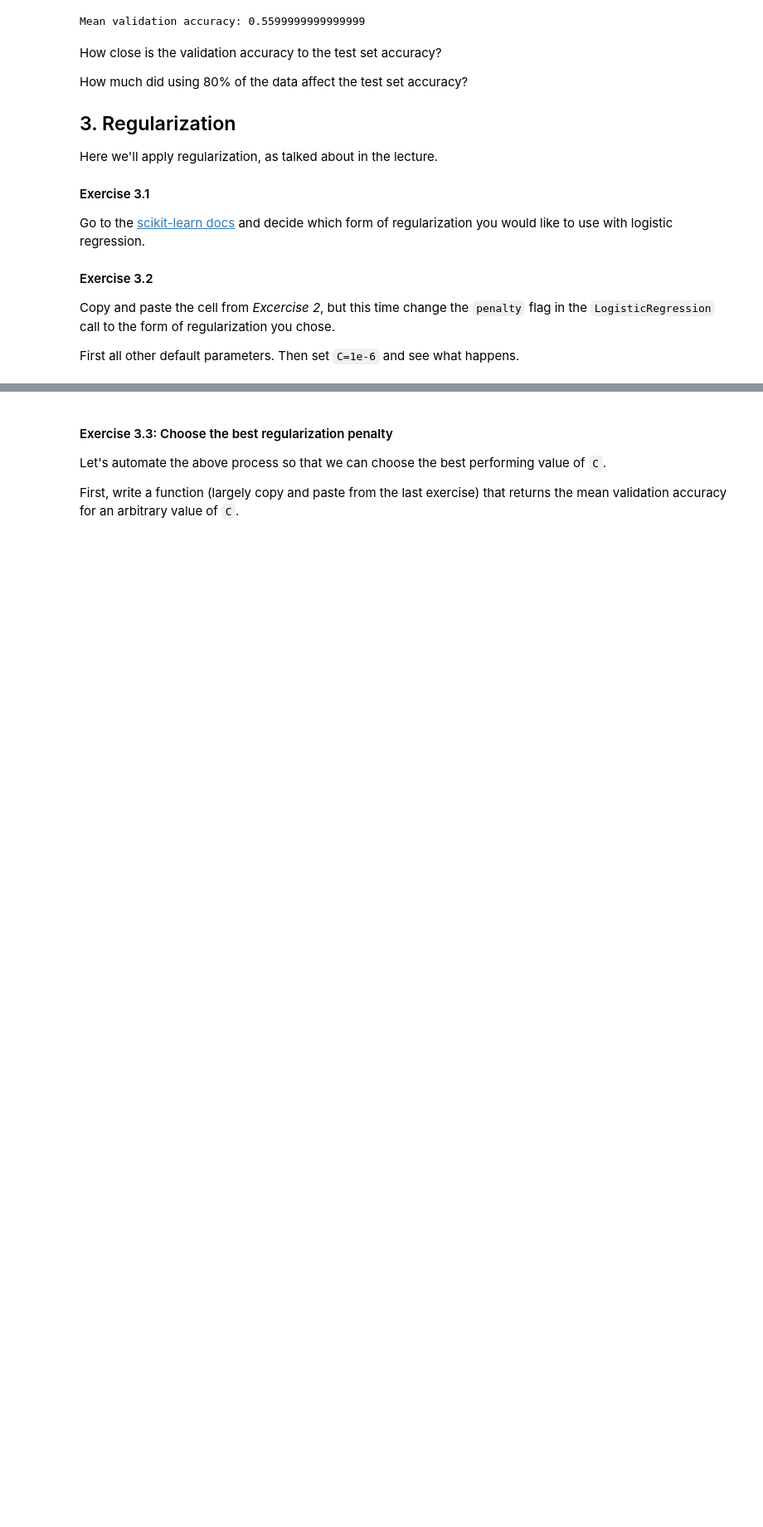
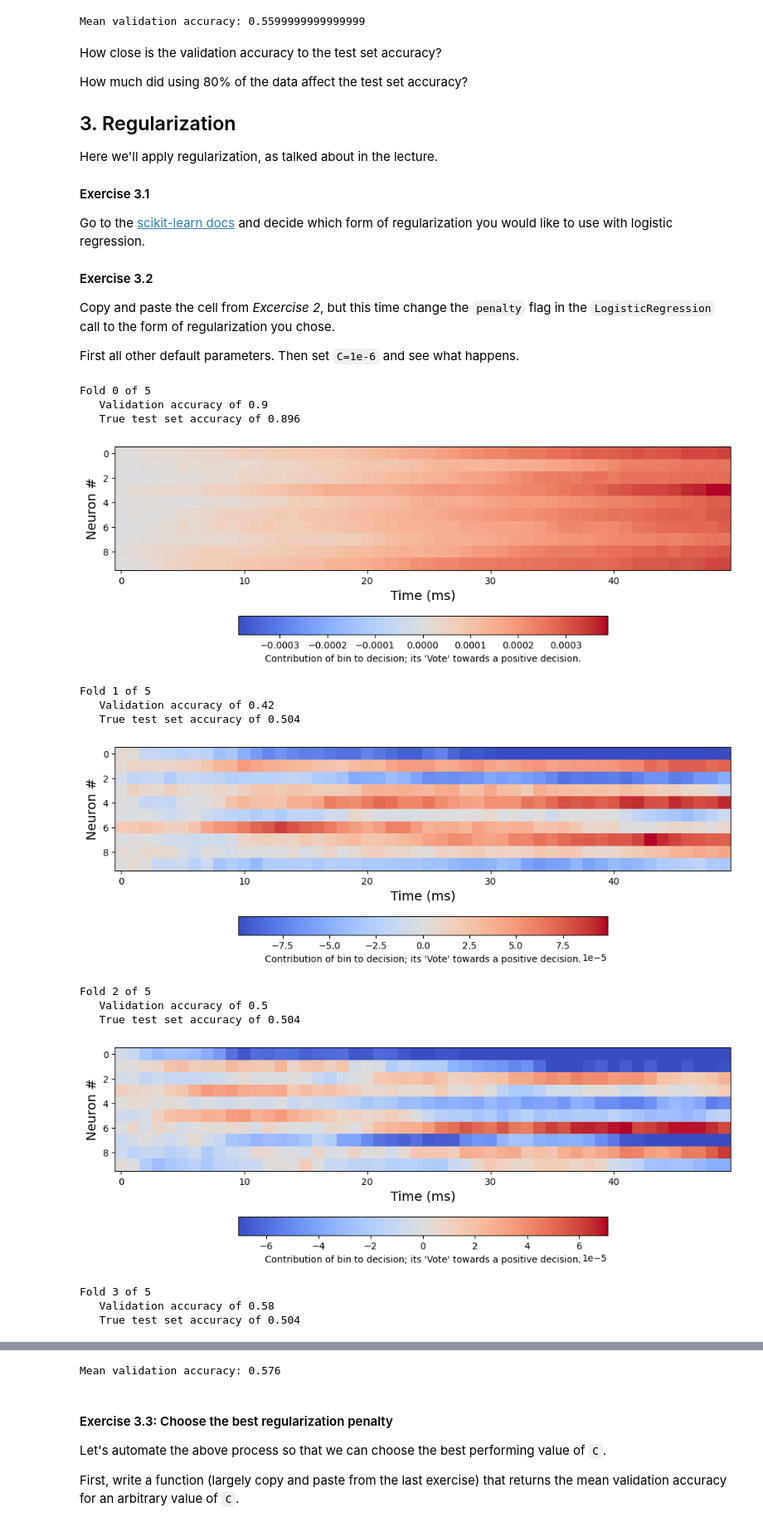
Before and after one commit to lizkalen/Neural_Decoding, a Jupyter notebook: central_concepts_in_ML_for_decoding.ipynb, the cells around one changed output, grey strips where cells are left out. Shown at 83% size. Cells and saved outputs as stored; diff of their text form; code cells hidden in the pictures; blank space fills up the shorter version.

```diff
--- a/central_concepts_in_ML_for_decoding.ipynb
+++ b/central_concepts_in_ML_for_decoding.ipynb
@@ -342,0 +335,52 @@ First all other default parameters. Then set `C=1e-6` and see what happens.
+# %%
+(training_sets, training_Ys), (val_sets, val_Ys) = get_test_train_splits(X, decisions)
+
+scores = []
+
+# Iterate through the k=5 folds
+for fold in range(5):
+  print("Fold {} of 5".format(fold))
+
+  training_X = training_sets[fold]
+  training_Y = training_Ys[fold]
+
+  validation_X = val_sets[fold]
+  validation_Y = val_Ys[fold]
+
+  # Redefine the logistic regression model. (important to do this inside the loop)
+  this_model = linear_model.LogisticRegression(penalty = 'l2', solver = 'lbfgs',
+                                               max_iter = 1000,
+                                               C=1e-6)
+
+  # Now fit on the training data
+  this_model.fit(training_X, training_Y)
+
+  # score on the validation data
+  this_accuracy = this_model.score(validation_X, validation_Y)
+
+  scores.append(this_accuracy)
+
+  # score on the new dataset (new_X, new_decisions from above)
+  accuracy_on_test_data = this_model.score(new_X, new_decisions)
+
+  print("   Validation accuracy of {}".format( this_accuracy ))
+  print("   True test set accuracy of {}".format( accuracy_on_test_data ))
+  plot_coefs(this_model)
+
+print("Mean validation accuracy: {}".format(np.mean(scores)))
+# %% [output]
+Fold 0 of 5
+   Validation accuracy of 0.9
+   True test set accuracy of 0.896
+[figure, added]
+Fold 1 of 5
+   Validation accuracy of 0.42
+   True test set accuracy of 0.504
+[figure, added]
+Fold 2 of 5
+   Validation accuracy of 0.5
+   True test set accuracy of 0.504
+[figure, added]
+Fold 3 of 5
+   Validation accuracy of 0.58
+   True test set accuracy of 0.504
@@ -343,3 +392,4 @@ First all other default parameters. Then set `C=1e-6` and see what happens.
+Mean validation accuracy: 0.576
 # %% [markdown]
 #### Exercise 3.3: Choose the best regularization penalty
 
```
Also changed, not shown: parts of 6 cells of this notebook.
